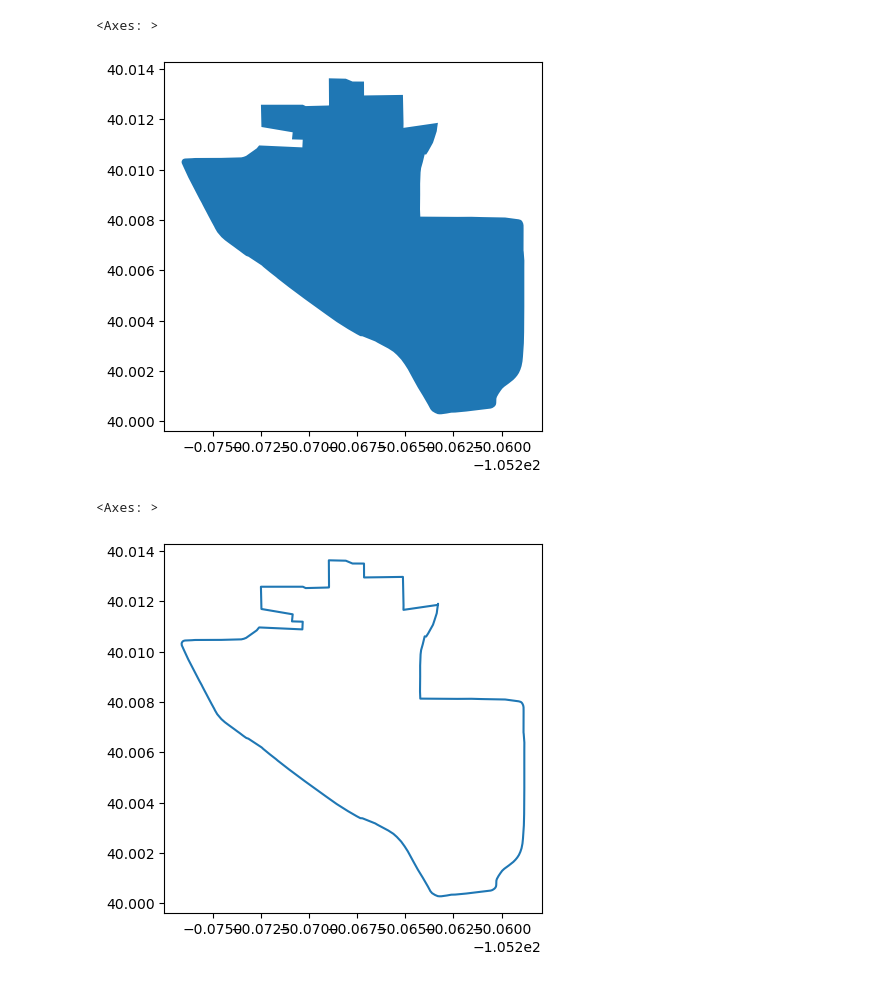
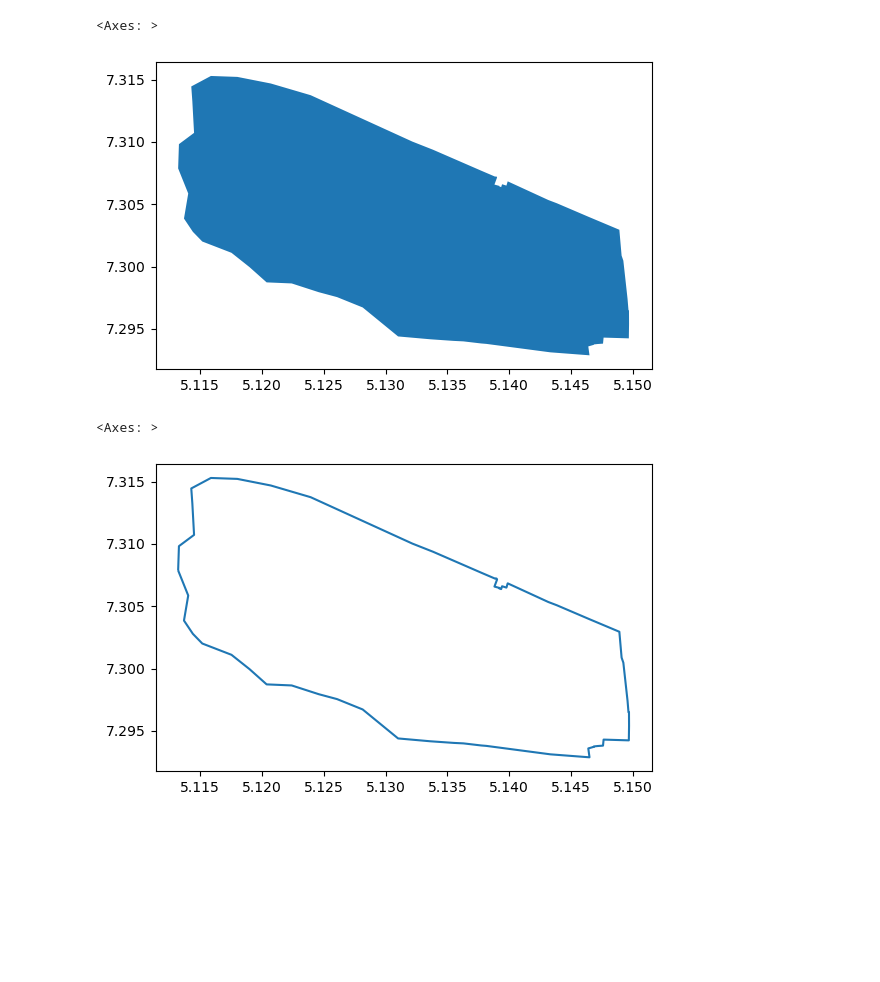
Before and after one commit to Elijah-Oluwapelumi/first-map-template, a Jupyter notebook: Map-demonstration.ipynb, the cells around one changed output. Cells and saved outputs as stored; diff of their text form; code cells hidden in the pictures; blank space fills up the shorter version.

Commit message:
Plot Interactive map of Futa, Nigeria

```diff
--- a/Map-demonstration.ipynb
+++ b/Map-demonstration.ipynb
@@ -7,14 +11,14 @@ import osmnx as osm
 # %%
 # Search for boundary using OSM
 
-cu_boundary = osm.geocode_to_gdf(
+futa_boundary = osm.geocode_to_gdf(
 
-                        "W46226108",
+                        "W711995935",
 
                         by_osmid=True
 
 )
 
-cu_boundary
+futa_boundary
 # %% [output]
 |  | geometry | bbox_north | bbox_south | bbox_east | bbox_west | place_id | osm_type | osm_id | lat | lon | ... |
@@ -22,15 +26,15 @@ cu_boundary
 # %%
-cu_boundary.plot()
+futa_boundary.plot()
 # %% [output]
 <Axes: >
-[figure, old version]
+[figure, new version]
 # %%
 # This show only the edge boundary with no fill
 
-cu_boundary.boundary.plot()
+futa_boundary.boundary.plot()
 # %% [output]
 <Axes: >
-[figure, old version]
+[figure, new version]
 # %%
 # Make an interactive plot
 
```
Also changed, not shown: parts of 4 cells of this notebook, 4 other files.
